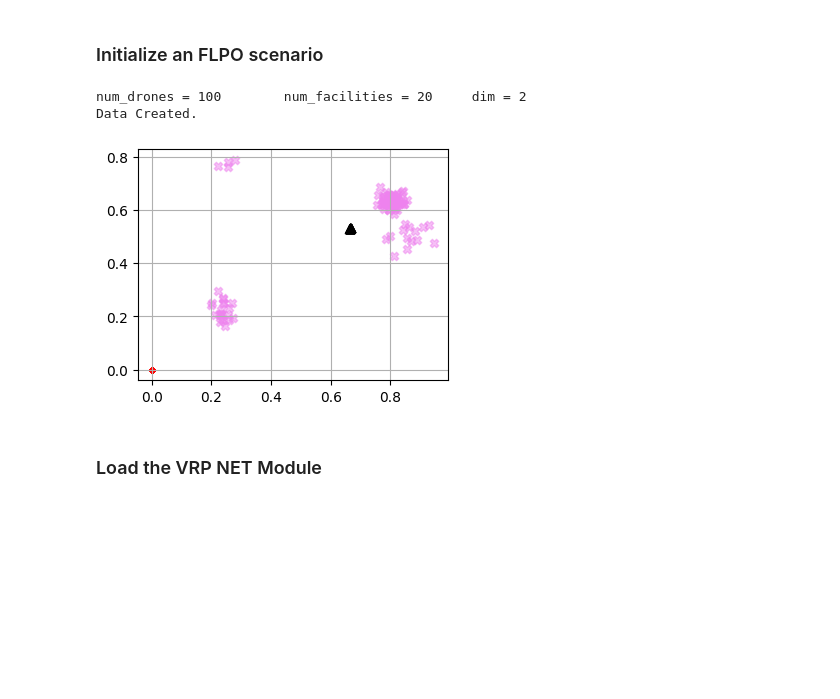
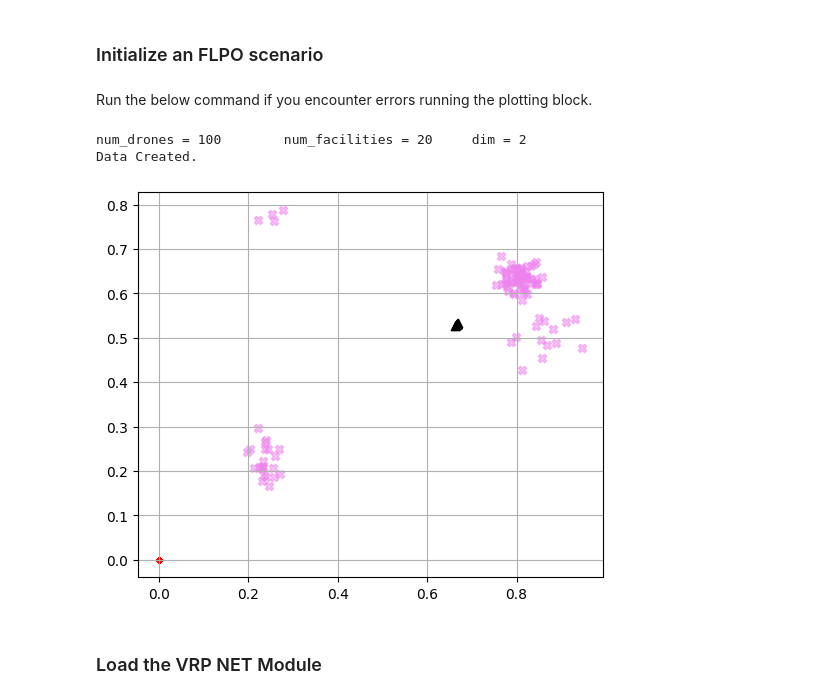
Before and after one commit to salar96/LearningFLPO, a Jupyter notebook: main.ipynb, the cells around one changed output. Drawn from its saved outputs; the diff is of its cells as text; code cells hidden in the pictures; blank space fills up the shorter version.

```diff
--- a/main.ipynb
+++ b/main.ipynb
@@ -25,3 +26,5 @@ print("Running on: " , device)
 Running on:  cuda
 # %% [markdown]
 ### Initialize an FLPO scenario
+# %% [markdown]
+Run the below command if you encounter errors running the plotting block.
@@ -28,23 +33,23 @@ Running on:  cuda
 # %%
 # UAV FLPO MetaData
 num_drones = 100
 n_drone_clusters = 5
 drone_cluster_split = np.random.uniform(0.0, 1.0, n_drone_clusters)
 drone_cluster_split = drone_cluster_split / np.sum(drone_cluster_split)
 num_facilities = 20
 dim_ = 2
 print(f"num_drones = {num_drones}\tnum_facilities = {num_facilities}\tdim = {dim_}")
 
 START_locs, F_base, END_locs = generate_dataset(
     num_drones, n_drone_clusters, drone_cluster_split, num_facilities, dim_, device
 )
 
-
-plot_UAV_FLPO(START_locs, END_locs, F_base, (4, 3))
+plot_UAV_FLPO(START_locs, END_locs, F_base)
+plot_UAV_FLPO_3D(START_locs, END_locs, F_base)
 # %% [output]
 num_drones = 100        num_facilities = 20     dim = 2
 Data Created.
-[figure, old version]
+[figure, new version]
 # %% [markdown]
 ### Load the VRP NET Module
 # %%
```
Also changed, not shown: parts of 3 cells of this notebook, 2 other files.
